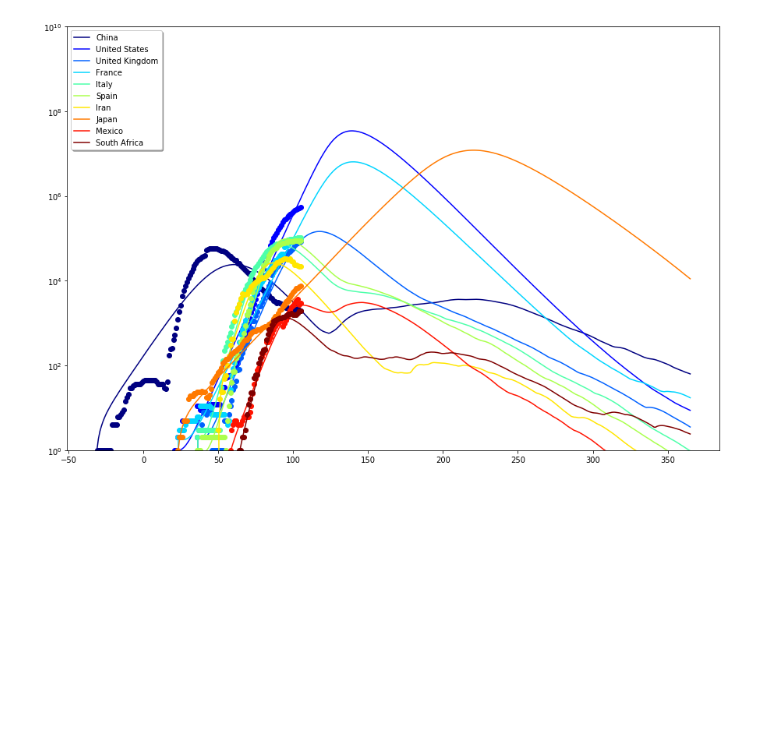
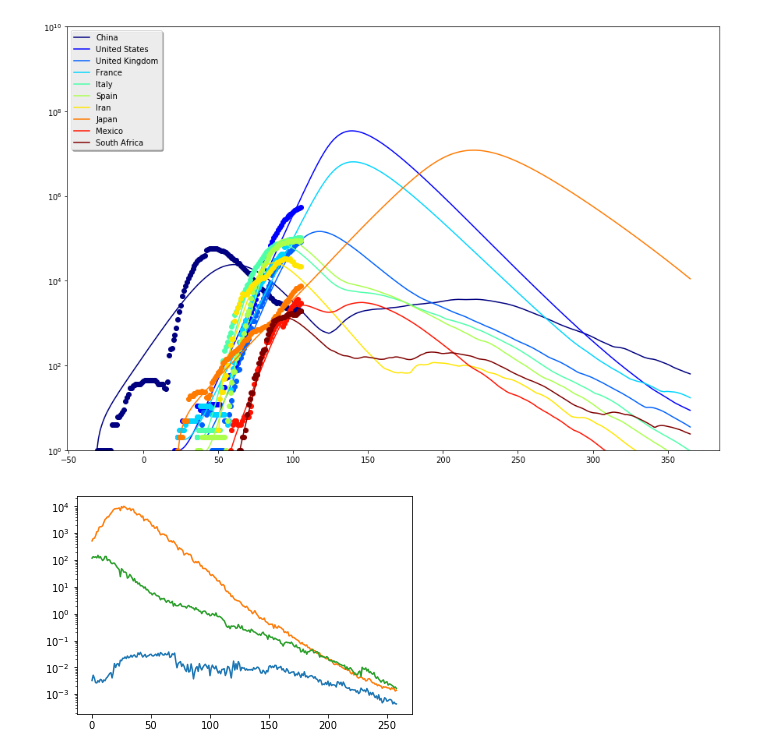
Before and after one commit to Zhangyanbo/covid19_domestic_or_import, a Jupyter notebook: model.ipynb, the cells around one changed output. Drawn from its saved outputs; the diff is of its cells as text; code cells hidden in the pictures; blank space fills up the shorter version.

```diff
--- a/model.ipynb
+++ b/model.ipynb
@@ -39,0 +42,4 @@ covmodel.plot_simulation()
+# %%
+covmodel.plot_influence_matrix(names=['China', 'United States', 'United Kingdom'])
+# %% [output]
+[figure, added]
```
Also changed, not shown: parts of 3 cells of this notebook, 1 other file.
